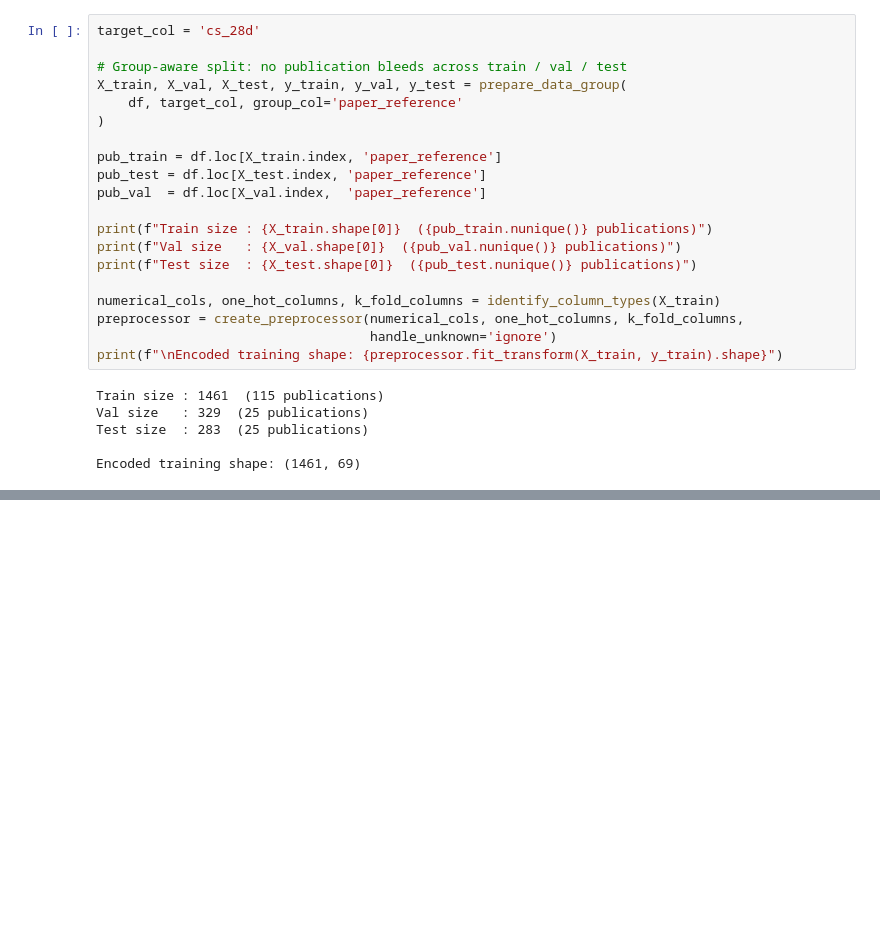
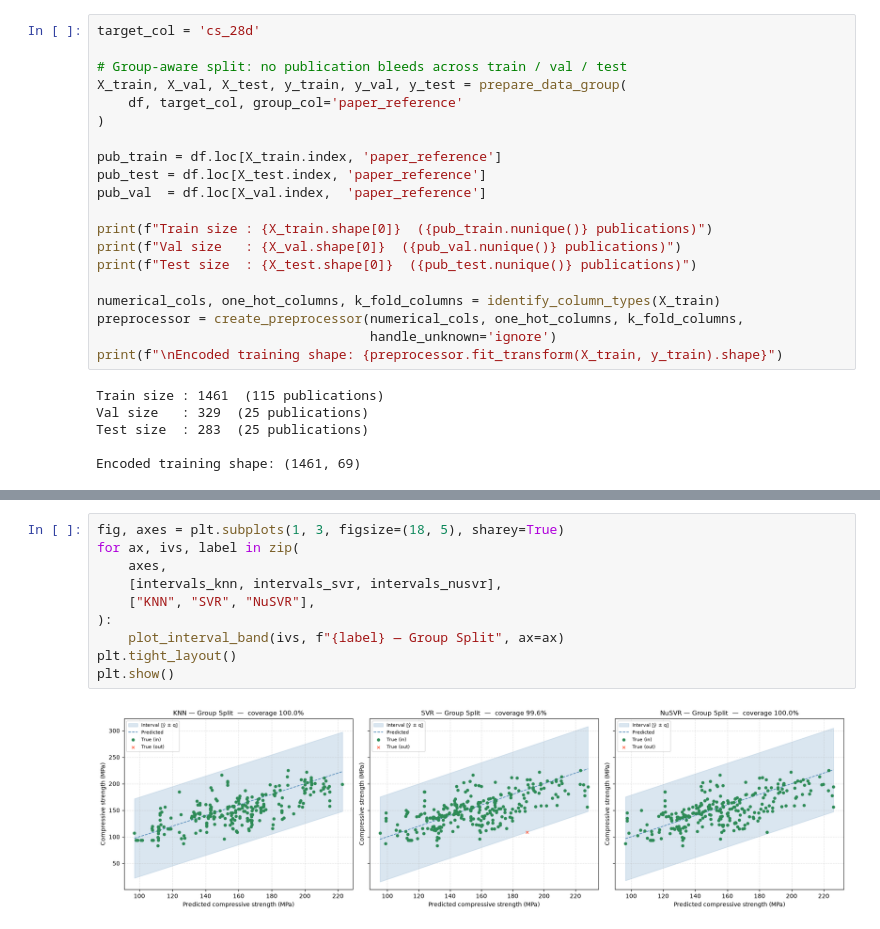
Before and after one commit to Jocund96/Data-to-Design-ML, a Jupyter notebook: S2_Kernel/Week-9-10/01_group_split.ipynb, the cells around one changed output, grey strips where cells are left out. Saved outputs shown, nothing was run; the diff lists cells and outputs as text; blank space fills up the shorter version.

```diff
--- a/S2_Kernel/Week-9-10/01_group_split.ipynb
+++ b/S2_Kernel/Week-9-10/01_group_split.ipynb
@@ -213,0 +198,12 @@ print(q_knn, q_svr, q_nusvr)
+# %%
+fig, axes = plt.subplots(1, 3, figsize=(18, 5), sharey=True)
+for ax, ivs, label in zip(
+    axes,
+    [intervals_knn, intervals_svr, intervals_nusvr],
+    ["KNN", "SVR", "NuSVR"],
+):
+    plot_interval_band(ivs, f"{label} — Group Split", ax=ax)
+plt.tight_layout()
+plt.show()
+# %% [output]
+[figure, added]
```
Also changed, not shown: parts of 8 cells of this notebook, 9 other files.
